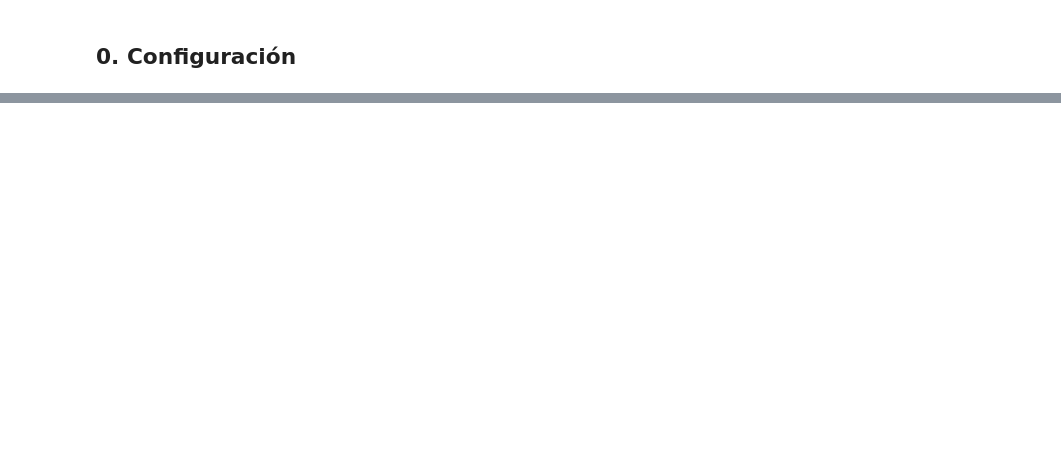
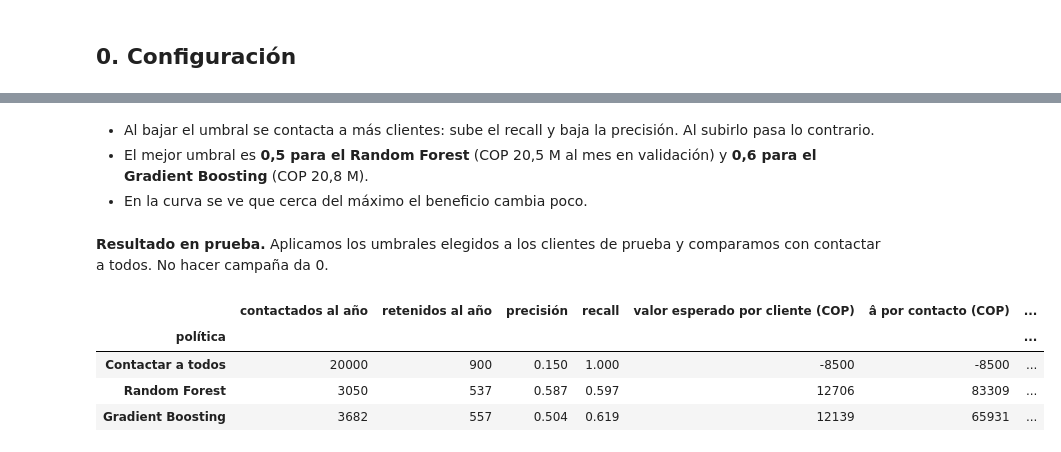
Before and after one commit to linamu24/CienciaDatosTaller2, a Jupyter notebook: 03_generacion_valor.ipynb, the cells around one changed output, grey strips where cells are left out. Drawn from its saved outputs; the diff is of its cells as text; code cells hidden in the pictures; blank space fills up the shorter version.

```diff
--- a/03_generacion_valor.ipynb
+++ b/03_generacion_valor.ipynb
@@ -719,0 +360,38 @@ pd.Series({
+# %% [markdown]
+* Al bajar el umbral se contacta a más clientes: sube el recall y baja la precisión. Al subirlo pasa lo contrario.
+* El mejor umbral es **0,5 para el Random Forest** (COP 20,5 M al mes en validación) y **0,6 para el Gradient Boosting** (COP 20,8 M).
+* En la curva se ve que cerca del máximo el beneficio cambia poco.
+# %% [markdown]
+**Resultado en prueba.** Aplicamos los umbrales elegidos a los clientes de prueba y comparamos con contactar a todos. No hacer campaña da 0.
+# %%
+umbral_rf = umbral_elegido["Random Forest"]
+umbral_gb = umbral_elegido["Gradient Boosting"]
+
+politicas = {
+    "Contactar a todos": (1.0, 1.0),
+    "Random Forest": tasas(y_test, prob_test["Random Forest"], umbral_rf),
+    "Gradient Boosting": tasas(y_test, prob_test["Gradient Boosting"], umbral_gb),
+}
+
+filas = []
+for nombre in politicas:
+    recall, fall_out = politicas[nombre]
+    P = precision_banco(recall, fall_out)
+    ve = valor_esperado(recall, fall_out)
+    filas.append({
+        "política": nombre,
+        "contactados al año": round(N * (p_p * recall + p_n * fall_out)),
+        "retenidos al año": round(r * N * p_p * recall),
+        "precisión": P,
+        "recall": recall,
+        "valor esperado por cliente (COP)": round(ve),
+        "â por contacto (COP)": round(a - (1 - P) * e),
+        "ganancia anual (M COP)": 12 * beneficio_mensual(recall, fall_out) / 1e6,
+    })
+pd.DataFrame(filas).set_index("política").round(3)
+# %% [output]
+|  | contactados al año | retenidos al año | precisión | recall | valor esperado por cliente (COP) | â por contacto (COP) | ... |
+| política |  |  |  |  |  |  | ... |
+| Contactar a todos | 20000 | 900 | 0.150 | 1.000 | -8500 | -8500 | ... |
+| Random Forest | 3050 | 537 | 0.587 | 0.597 | 12706 | 83309 | ... |
+| Gradient Boosting | 3682 | 557 | 0.504 | 0.619 | 12139 | 65931 | ... |
```
Also changed, not shown: parts of 68 cells of this notebook, 3 other files.
